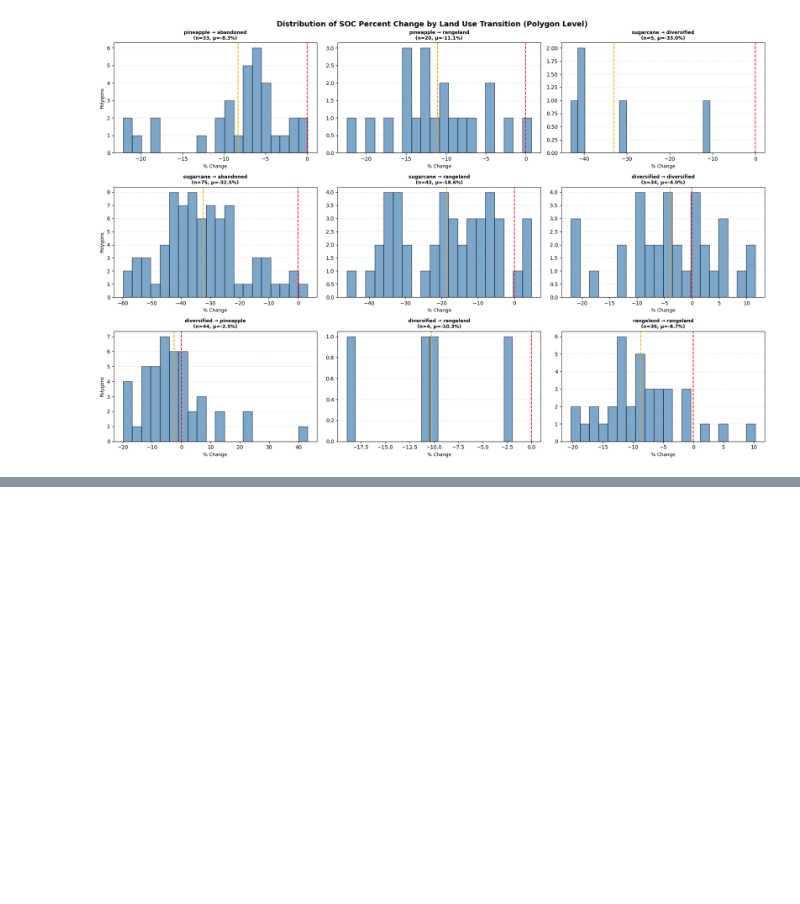
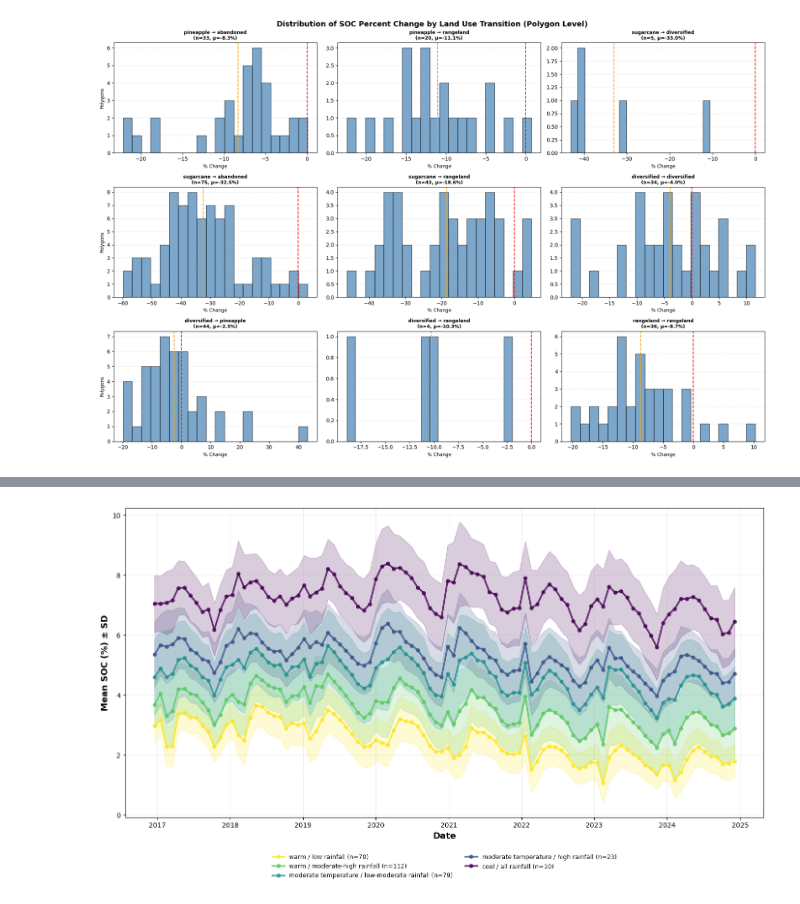
Before and after one commit to hayleypc/HawaiiClimate, a Jupyter notebook: Maui_carbon_landuse_climate_analysis.ipynb, the cells around one changed output, grey strips where cells are left out. Cells and saved outputs as stored; diff of their text form; code cells hidden in the pictures; blank space fills up the shorter version.

```diff
--- a/Maui_carbon_landuse_climate_analysis.ipynb
+++ b/Maui_carbon_landuse_climate_analysis.ipynb
@@ -525,0 +632,72 @@ See the caveats in the documentation: https://pandas.pydata.org/pandas-docs/stab
+# %%
+from datetime import datetime
+import matplotlib.pyplot as plt
+import numpy as np
+
+# Get all the monthly carbon columns
+date_cols = [col for col in df.columns if col.startswith('d_')]
+
+# Extract dates from column names
+dates = [datetime.strptime(col.replace('d_', ''), '%Y%m%d') for col in date_cols]
+
+# Define the order for climate bins with fixed colors
+climate_order = [
+    'warm / low rainfall',
+    'warm / moderate-high rainfall',
+    'moderate temperature / low-moderate rainfall',
+    'moderate temperature / high rainfall',
+    'cool / all rainfall'
+]
+
+# Create a color map for all climate bins
+all_colors = plt.cm.viridis(np.linspace(1, 0, len(climate_order)))
+color_map = {climate: all_colors[i] for i, climate in enumerate(climate_order)}
+
+# Filter to only climate bins that exist in polygon_summary_filtered
+climate_bins = [c for c in climate_order if c in polygon_summary_filtered['climate_description'].values]
+
+# Create figure
+fig, ax = plt.subplots(figsize=(14, 8))
+
+# Plot for each climate bin
+for climate in climate_bins:
+    # Get polygon IDs for this climate bin
+    polygon_ids = polygon_summary_filtered[polygon_summary_filtered['climate_description'] == climate]['polygonid']
+
+    # Filter original df data for these polygons
+    climate_data = df[df['polygonid'].isin(polygon_ids)]
+
+    # Calculate mean and std for each date
+    yearly_means = []
+    yearly_stds = []
+    for date_col in date_cols:
+        yearly_means.append(climate_data[date_col].mean())
+        yearly_stds.append(climate_data[date_col].std())
+
+    yearly_means = np.array(yearly_means)
+    yearly_stds = np.array(yearly_stds)
+
+    # Plot line using the fixed color from color_map
+    ax.plot(dates, yearly_means,
+            marker='o', linewidth=2.5, markersize=5,
+            label=f'{climate} (n={len(polygon_ids)})',
+            color=color_map[climate], alpha=0.8)
+
+    # Add shaded standard deviation
+    ax.fill_between(dates,
+                    yearly_means - yearly_stds,
+                    yearly_means + yearly_stds,
+                    color=color_map[climate], alpha=0.2)
+
+ax.set_xlabel('Date', fontsize=13, fontweight='bold')
+ax.set_ylabel('Mean SOC (%) ± SD', fontsize=13, fontweight='bold')
+ax.grid(True, alpha=0.3, linestyle='--')
+
+# Move legend below x-axis
+ax.legend(loc='upper center', bbox_to_anchor=(0.5, -0.1),
+          fontsize=9, ncol=2, frameon=False)
+
+plt.tight_layout()
+plt.show()
+# %% [output]
+[figure, added]
```
Also changed, not shown: parts of 18 cells of this notebook.
